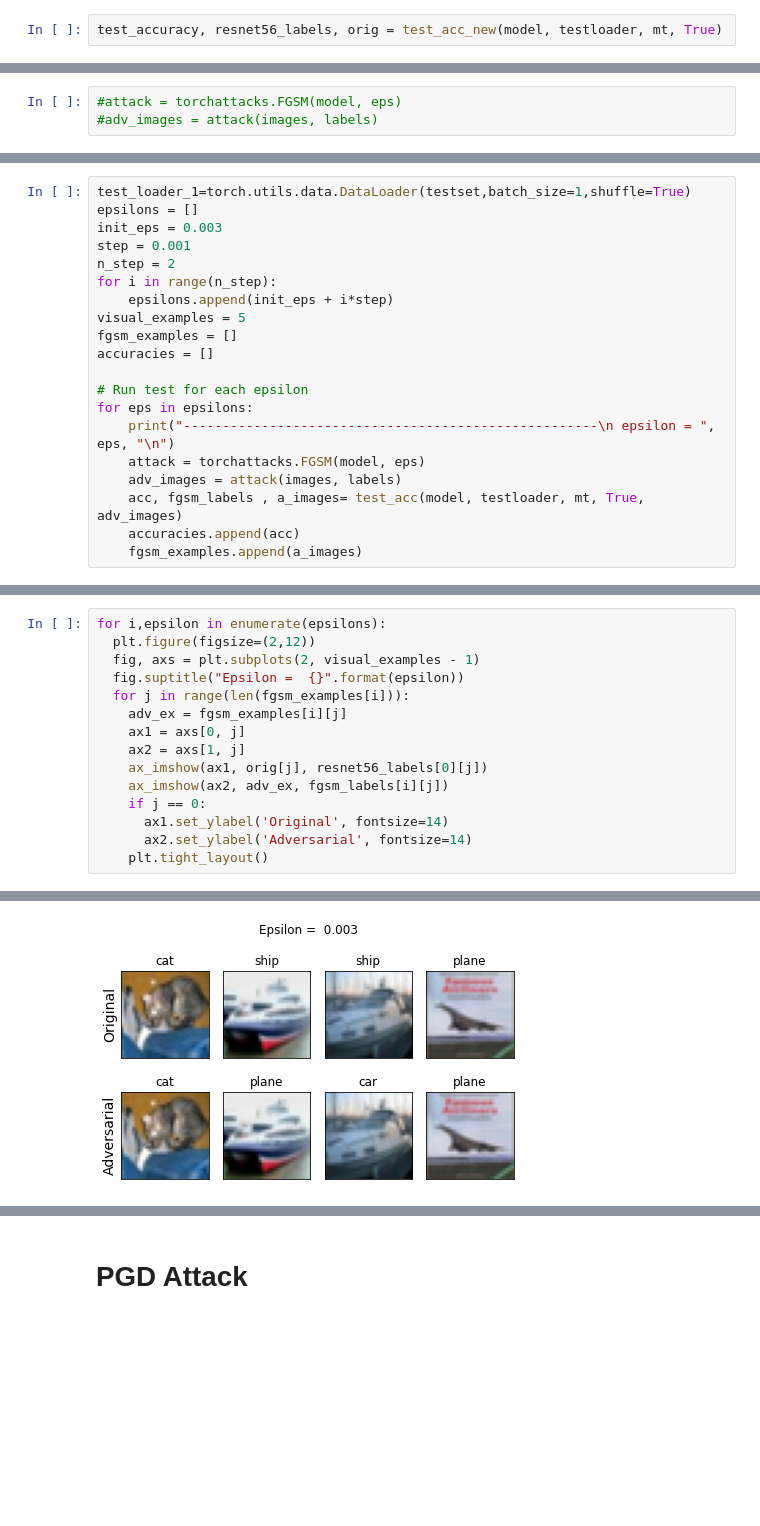
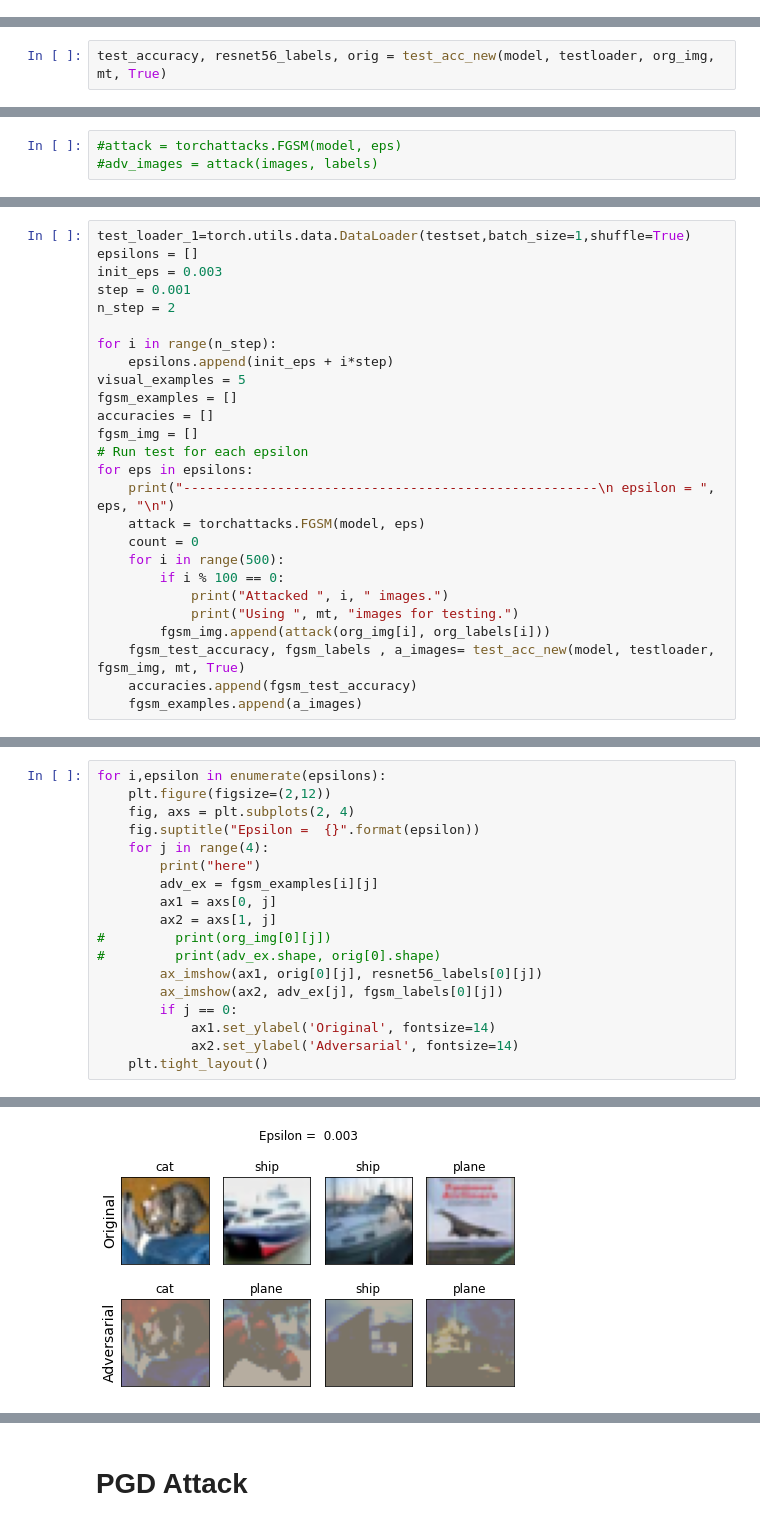
Before and after one commit to MaoMaoCV/CIFAR-10Adv, a Jupyter notebook: CIFAR10_ADV.ipynb, the cells around one changed output, grey strips where cells are left out. Drawn from its saved outputs; the diff is of its cells as text; blank space fills up the shorter version.

Commit message:
testing visualization

```diff
--- a/CIFAR10_ADV.ipynb
+++ b/CIFAR10_ADV.ipynb
@@ -129,2 +109,0 @@ def test_acc_new(model, testloader, n_image = 100, save_test_images = False):
-# %%
-test_accuracy, resnet56_labels, orig = test_acc_new(model, testloader, mt, True)
@@ -138,0 +143,2 @@ ValueError: not enough values to unpack (expected 3, got 2)
+# %%
+test_accuracy, resnet56_labels, orig = test_acc_new(model, testloader, org_img, mt, True)
@@ -156,19 +198,25 @@ epsilons = []
 init_eps = 0.003
 step = 0.001
 n_step = 2
+
 for i in range(n_step):
     epsilons.append(init_eps + i*step)
 visual_examples = 5
 fgsm_examples = []
 accuracies = []
-
+fgsm_img = []
 # Run test for each epsilon
 for eps in epsilons:
     print("-----------------------------------------------------\n epsilon = ", eps, "\n")
     attack = torchattacks.FGSM(model, eps)
-    adv_images = attack(images, labels)
-    acc, fgsm_labels , a_images= test_acc(model, testloader, mt, True, adv_images)
-    accuracies.append(acc)
+    count = 0
+    for i in range(500):
+        if i % 100 == 0:
+            print("Attacked ", i, " images.")
+            print("Using ", mt, "images for testing.")
+        fgsm_img.append(attack(org_img[i], org_labels[i]))
+    fgsm_test_accuracy, fgsm_labels , a_images= test_acc_new(model, testloader, fgsm_img, mt, True)
+    accuracies.append(fgsm_test_accuracy)
     fgsm_examples.append(a_images)
 # %% [output]
 -----------------------------------------------------
@@ -253,16 +304,19 @@ GroundTruth:    cat  ship  ship plane
 # %%
 for i,epsilon in enumerate(epsilons):
-  plt.figure(figsize=(2,12))
-  fig, axs = plt.subplots(2, visual_examples - 1)
-  fig.suptitle("Epsilon =  {}".format(epsilon))
-  for j in range(len(fgsm_examples[i])):
-    adv_ex = fgsm_examples[i][j]
-    ax1 = axs[0, j]
-    ax2 = axs[1, j]
-    ax_imshow(ax1, orig[j], resnet56_labels[0][j])
-    ax_imshow(ax2, adv_ex, fgsm_labels[i][j])
-    if j == 0:
-      ax1.set_ylabel('Original', fontsize=14)
-      ax2.set_ylabel('Adversarial', fontsize=14)
+    plt.figure(figsize=(2,12))
+    fig, axs = plt.subplots(2, 4)
+    fig.suptitle("Epsilon =  {}".format(epsilon))
+    for j in range(4):
+        print("here")
+        adv_ex = fgsm_examples[i][j]
+        ax1 = axs[0, j]
+        ax2 = axs[1, j]
+#         print(org_img[0][j])
+#         print(adv_ex.shape, orig[0].shape)
+        ax_imshow(ax1, orig[0][j], resnet56_labels[0][j])
+        ax_imshow(ax2, adv_ex[j], fgsm_labels[0][j])
+        if j == 0:
+            ax1.set_ylabel('Original', fontsize=14)
+            ax2.set_ylabel('Adversarial', fontsize=14)
     plt.tight_layout()
 # %% [output]
@@ -270 +332 @@ for i,epsilon in enumerate(epsilons):
-[figure, old version]
+[figure, new version]
```
Also changed, not shown: parts of 29 cells of this notebook, 4 other files.
